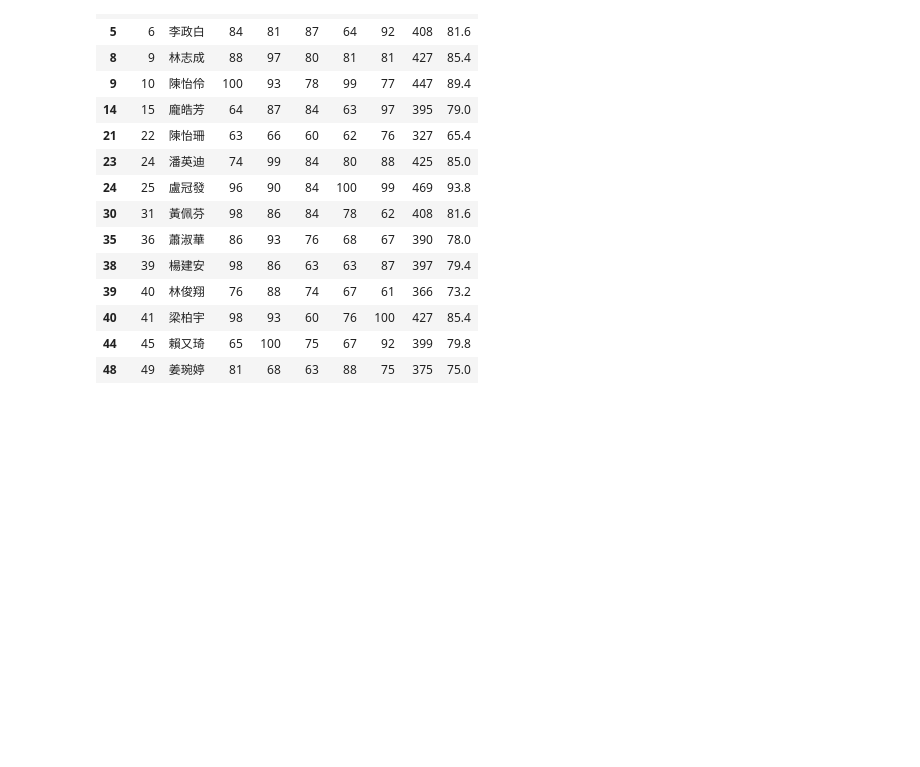
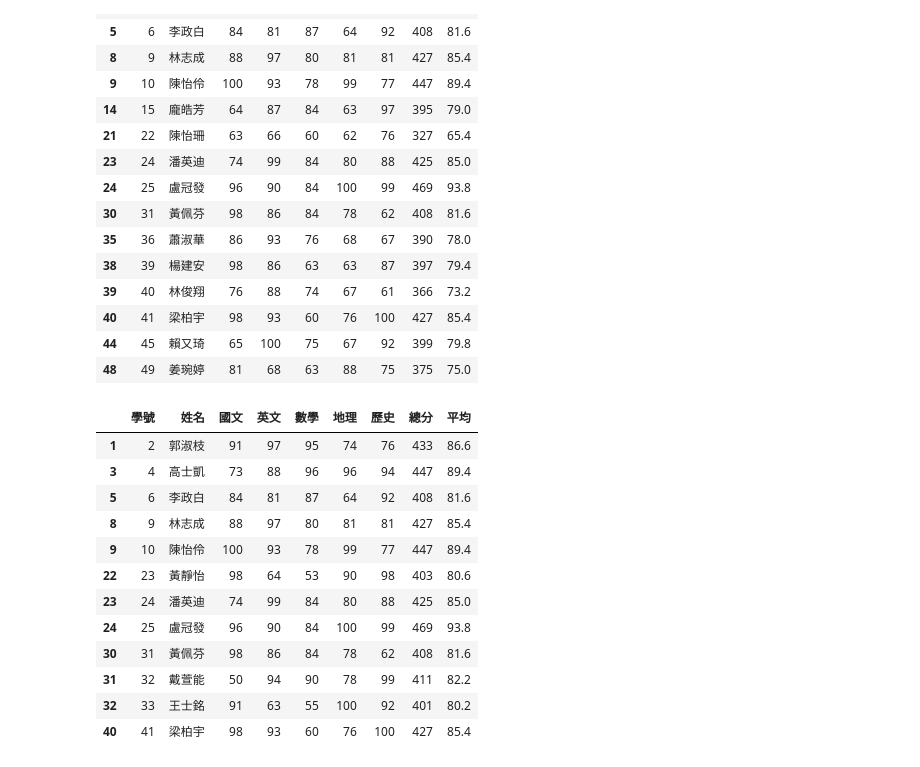
Before and after one commit to tedchien/2023_07_25_2, a Jupyter notebook: lesson17_6.ipynb, the cells around one changed output. Saved outputs shown, nothing was run; the diff lists cells and outputs as text; code cells hidden in the pictures; blank space fills up the shorter version.

```diff
--- a/lesson17_6.ipynb
+++ b/lesson17_6.ipynb
@@ -120,3 +120,20 @@ df[(df['國文'] >= 60) & (df['英文'] >= 60) & (df['數學'] >= 60) & (df['地
 | 40 | 41 | 梁柏宇 | 98 | 93 | 60 | 76 | 100 | 427 | 85.4 |
 | 44 | 45 | 賴又琦 | 65 | 100 | 75 | 67 | 92 | 399 | 79.8 |
 | 48 | 49 | 姜琬婷 | 81 | 68 | 63 | 88 | 75 | 375 | 75.0 |
+# %%
+#平均80分以上的同學
+df[df['平均'] >= 80]
+# %% [output]
+|  | 學號 | 姓名 | 國文 | 英文 | 數學 | 地理 | 歷史 | 總分 | 平均 |
+| 1 | 2 | 郭淑枝 | 91 | 97 | 95 | 74 | 76 | 433 | 86.6 |
+| 3 | 4 | 高士凱 | 73 | 88 | 96 | 96 | 94 | 447 | 89.4 |
+| 5 | 6 | 李政白 | 84 | 81 | 87 | 64 | 92 | 408 | 81.6 |
+| 8 | 9 | 林志成 | 88 | 97 | 80 | 81 | 81 | 427 | 85.4 |
+| 9 | 10 | 陳怡伶 | 100 | 93 | 78 | 99 | 77 | 447 | 89.4 |
+| 22 | 23 | 黃靜怡 | 98 | 64 | 53 | 90 | 98 | 403 | 80.6 |
+| 23 | 24 | 潘英迪 | 74 | 99 | 84 | 80 | 88 | 425 | 85.0 |
+| 24 | 25 | 盧冠發 | 96 | 90 | 84 | 100 | 99 | 469 | 93.8 |
+| 30 | 31 | 黃佩芬 | 98 | 86 | 84 | 78 | 62 | 408 | 81.6 |
+| 31 | 32 | 戴萱能 | 50 | 94 | 90 | 78 | 99 | 411 | 82.2 |
+| 32 | 33 | 王士銘 | 91 | 63 | 55 | 100 | 92 | 401 | 80.2 |
+| 40 | 41 | 梁柏宇 | 98 | 93 | 60 | 76 | 100 | 427 | 85.4 |
```
Also changed, not shown: parts of 1 cell of this notebook.
